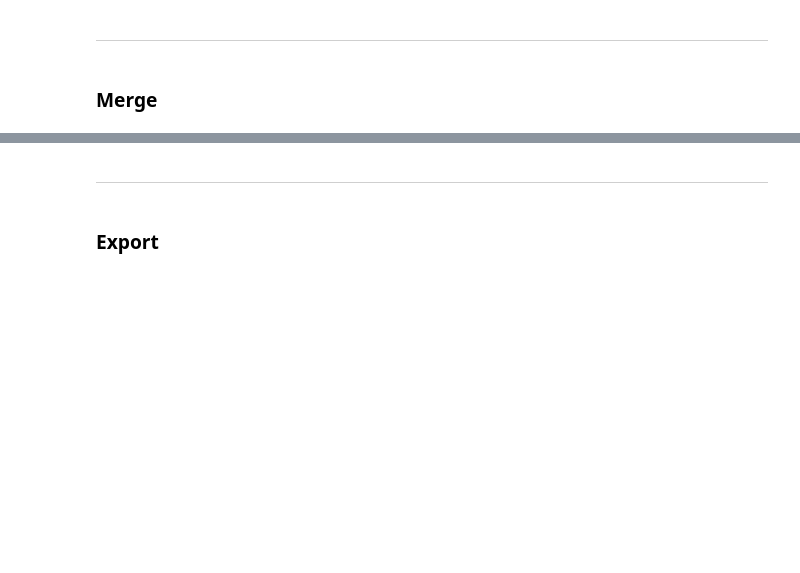
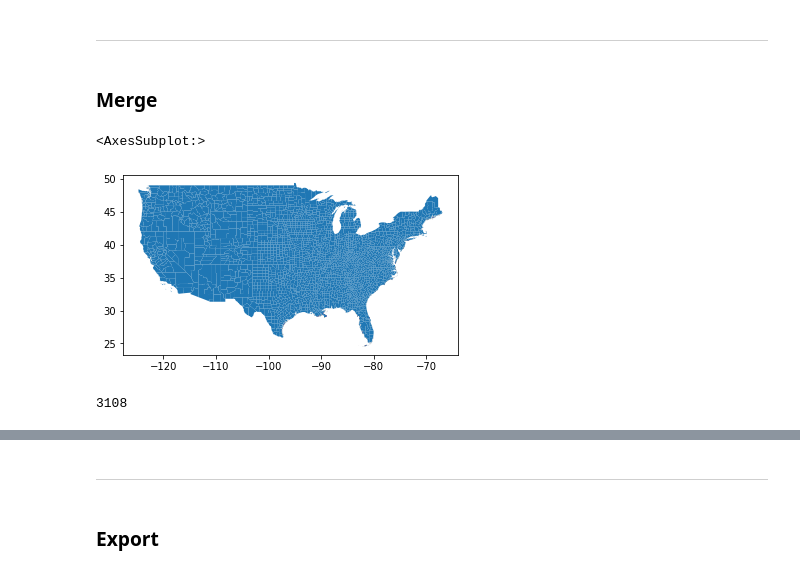
Before and after one commit to stiles/usc, a Jupyter notebook: notebooks/demos/qgis-training/01-process-election-geo.ipynb, the cells around one changed output, grey strips where cells are left out. Drawn from its saved outputs; the diff is of its cells as text; code cells hidden in the pictures; blank space fills up the shorter version.

```diff
--- a/notebooks/demos/qgis-training/01-process-election-geo.ipynb
+++ b/notebooks/demos/qgis-training/01-process-election-geo.ipynb
@@ -18,4 +69,13 @@ import geopandas as gpd
 # %% [markdown]
 ### Merge
 # %%
-# https://hub.arcgis.com/datasets/esri::usa-counties/explore
+prez_geo_usa = counties_usa_clean.merge(usa_df, left_on="fips", right_on="county_fips")
+# %%
+prez_geo_usa.plot()
+# %% [output]
+<AxesSubplot:>
+[figure, added]
+# %%
+len(prez_geo_usa)
+# %% [output]
+3108
```
Also changed, not shown: parts of 21 cells of this notebook, 2 other files.
